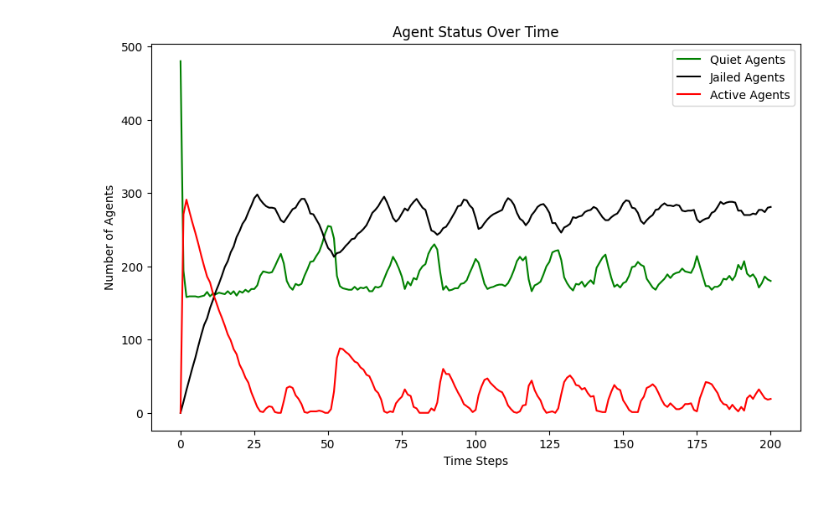
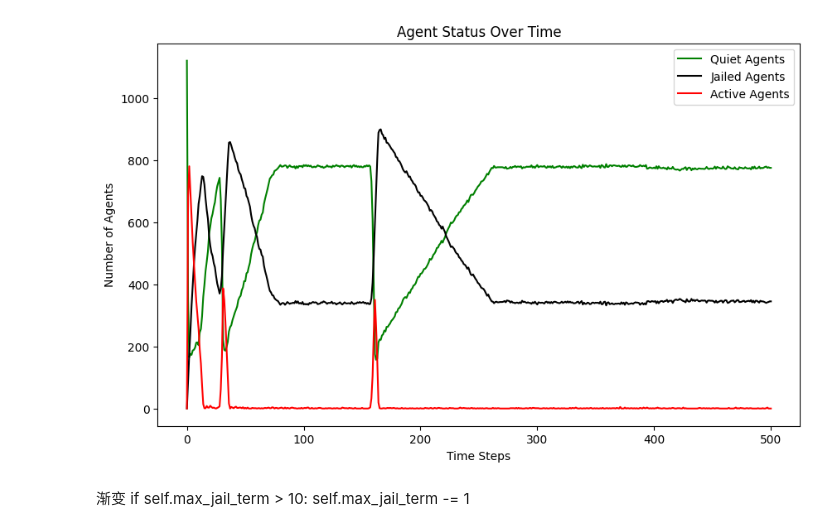
Before and after one commit to Mirrorgo/netlogo-a2, a Jupyter notebook: extension2/lwz_origin.ipynb, the cells around one changed output. Drawn from its saved outputs; the diff is of its cells as text; code cells hidden in the pictures; blank space fills up the shorter version.

```diff
--- a/extension2/lwz_origin.ipynb
+++ b/extension2/lwz_origin.ipynb
@@ -90,6 +90,11 @@ class Model:
                 self.determine_behavior(entity)
             elif entity.type == EntityType.COP:
                 self.enforce(entity)
+        # if self.max_jail_term > 10:
+            # self.max_jail_term -= 1
+        if self.max_jail_term < 100:
+            self.max_jail_term += 1
+
         # 每次都是前面执行结束之后才跑统计方法
         for entity in self.entities:
             if entity.jail_term > 0:
@@ -157,37 +162,42 @@ class Model:
             agent = self.grid[nx][ny]
             if isinstance(agent, Turtle) and agent.active:
                 active_agents.append((agent, nx, ny))
         # Randomly select one active agent to arrest
         if active_agents:
             selected_agent, nx, ny = random.choice(active_agents)
             selected_agent.active = False
             selected_agent.jail_term = random.randint(0, self.max_jail_term)
+            # selected_agent.jail_term = self.max_jail_term
             # Move cop to the position of the arrested agent
             self.grid[x][y] = None  # Remove cop from current position
             self.grid[nx][ny] = cop  # Move cop to new position
             cop.position = (nx, ny)
 
 
 # 实例化并运行模型
-AGENT_DENSITY = 30
-COP_DENSITY = 1
-VISION = 10
+AGENT_DENSITY = 70
+COP_DENSITY = 7
+VISION = 7
 K = 2.3
-GOV_LEGITIMACY = 0.7
-MAX_JAIL_TERM = 50
+GOV_LEGITIMACY = 0.2
+MAX_JAIL_TERM = 10
 model = Model(AGENT_DENSITY, COP_DENSITY, VISION, K, GOV_LEGITIMACY, MAX_JAIL_TERM)
-for _ in range(200):
+for _ in range(500):
     model.step()
 
 # 绘制结果
 plt.figure(figsize=(10, 6))
 plt.plot(model.data['quiet'], label='Quiet Agents', color="green")
 plt.plot(model.data['jail'], label='Jailed Agents',color="black")
 plt.plot(model.data['active'], label='Active Agents',color="red")
 plt.xlabel('Time Steps')
 plt.ylabel('Number of Agents')
 plt.title('Agent Status Over Time')
 plt.legend()
 plt.show()
 # %% [output]
-[figure, old version]
+[figure, new version]
+# %% [markdown]
+渐变
+        if self.max_jail_term > 10:
+            self.max_jail_term -= 1
```
Also changed, not shown: 3 other files.
